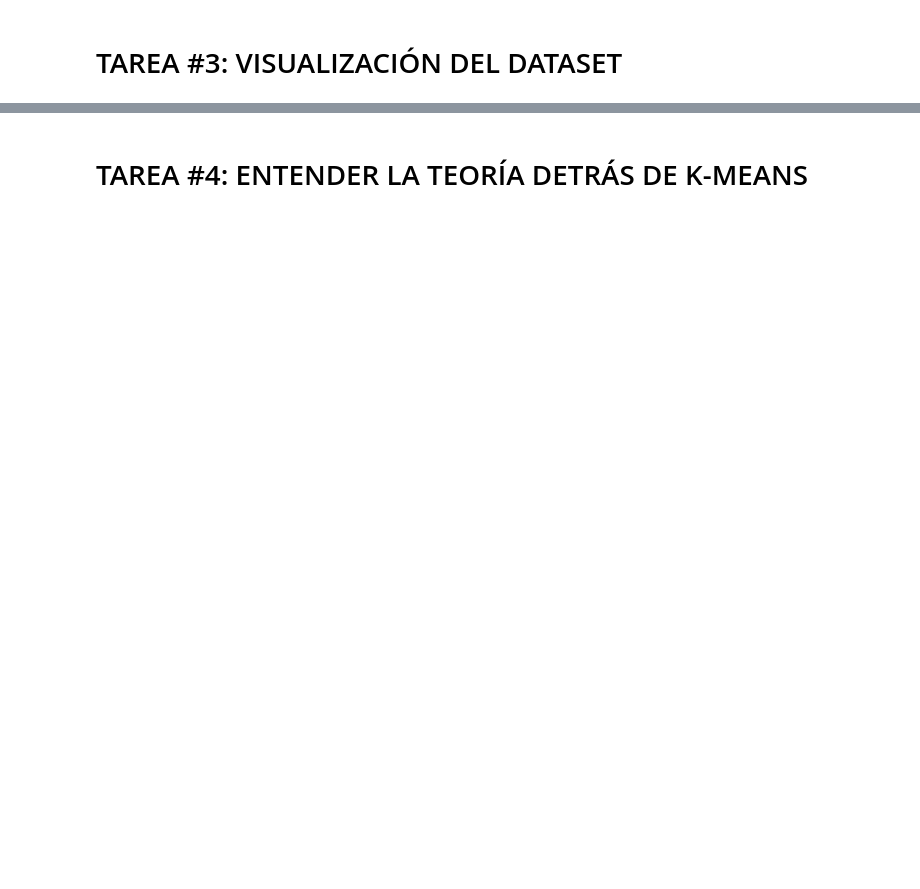
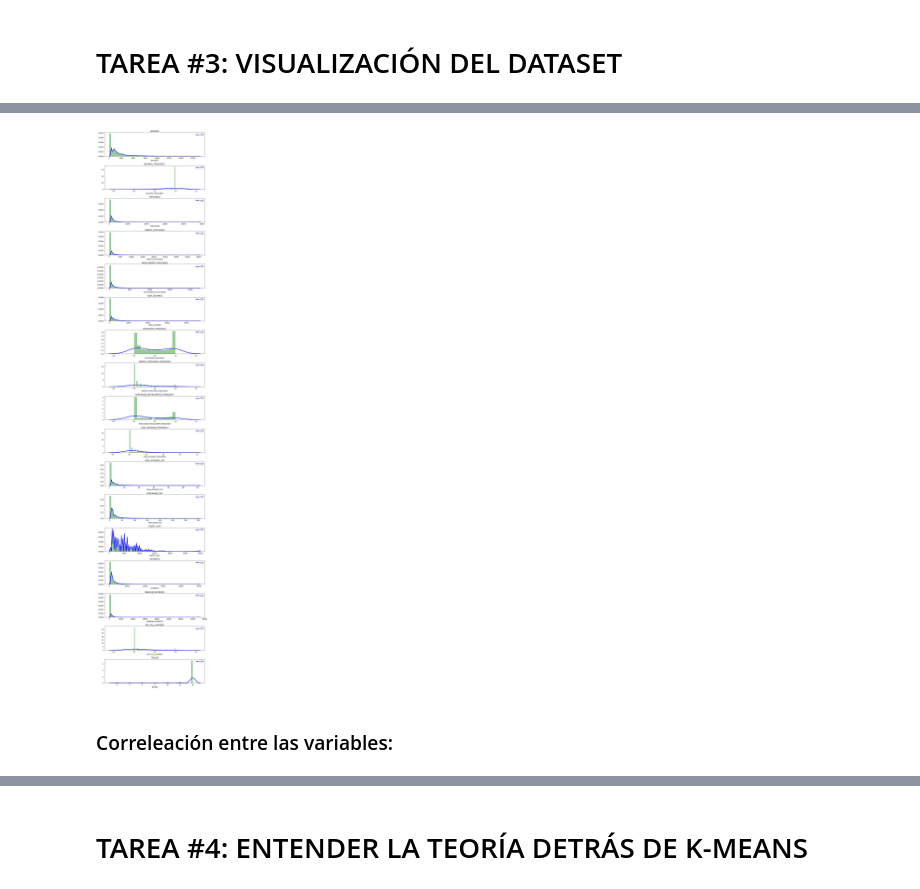
Before and after one commit to dasafo/ds4b, a Jupyter notebook: 2. Marketing Department/Solución_Departamento_de_Marketing.ipynb, the cells around one changed output, grey strips where cells are left out. Drawn from its saved outputs; the diff is of its cells as text; code cells hidden in the pictures; blank space fills up the shorter version.

```diff
--- a/2. Marketing Department/Solución_Departamento_de_Marketing.ipynb
+++ b/2. Marketing Department/Solución_Departamento_de_Marketing.ipynb
@@ -114,3 +211,3 @@ creditcard_df.head()
 # %%
-n = len(creditcard_df.columns)
+n = len(df.columns)
 n
@@ -119,21 +226,23 @@ creditcard_df.columns
 # %%
 # distplot combina la función matplotlib.hist con la de seaborn kdeplot()
 # KDE Plot representa la Kernel Density Estimate
 # KDE se utiliza para visualizar la densidad de una probabilidad de una variable continua.
 # KDE nos muestra la densidad de una probabilidad para diferentes valores de una variable continua.
 
 # El balance promedio es  $1500
 # 'Balance_Frequency' para muchos usuarios se actualiza muy frecuentemente ~1
 # Para el campo 'PURCHASES_FREQUENCY', hay dos grupos diferentes de clientes
 # Para los campos 'ONEOFF_PURCHASES_FREQUENCY' y 'PURCHASES_INSTALLMENT_FREQUENCY' la gran mayoría de usuarios no pagan todo de golpe ni a plazos
 # Muy pocos clientes pagan su deuda al completo 'PRC_FULL_PAYMENT'~0
 # El promedio del límite del crédito está entorno de los $4500
 # La mayoría de clientes llevan ~11 años usando el servicio
 
 plt.figure(figsize = (10, 50))
 for i in range(n):
     plt.subplot(n, 1, i+1)
-    sns.distplot(creditcard_df[creditcard_df.columns[i]], kde_kws = {"color": "b", "lw": 3, "label": "KDE"}, hist_kws={"color": "g"})
-    plt.title(creditcard_df.columns[i])
+    sns.distplot(df[df.columns[i]], kde_kws = {"color": "b", "lw": 3, "label": "KDE", 'bw': 0.2}, hist_kws={"color": "g"})
+    plt.title(df.columns[i])
 
 plt.tight_layout()
+# %% [output]
+[figure, added]
@@ -144 +249,3 @@ plt.tight_layout()
+# %% [markdown]
+### Correleación entre las variables:
 # %%
```
Also changed, not shown: parts of 66 cells of this notebook, 1 other file.
